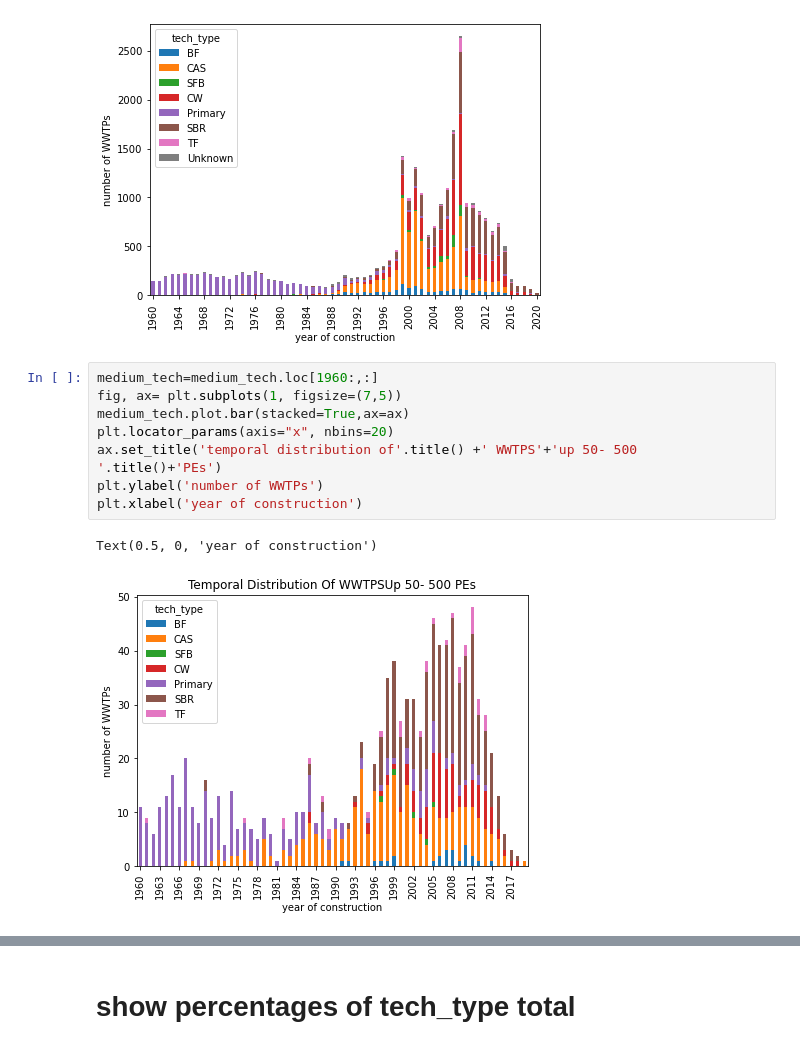
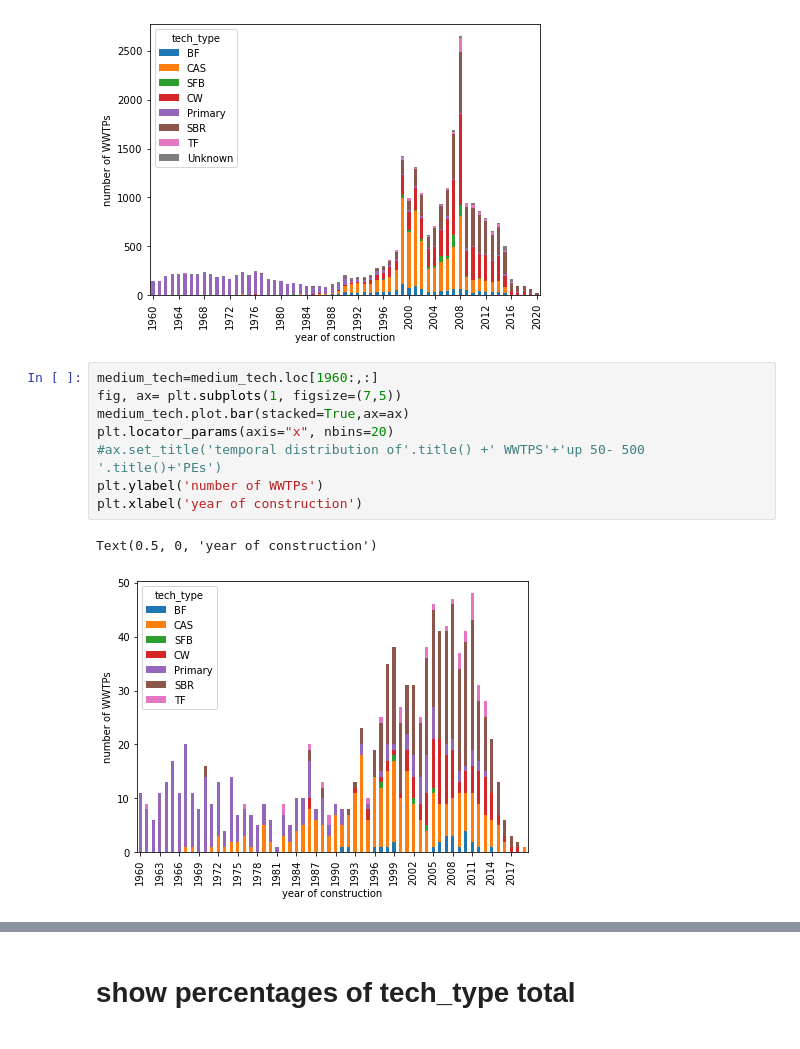
Before and after one commit to anakarpow/Locating-small-wastewater-systems-in-Austria, a Jupyter notebook: unify_graphs.ipynb, the cells around one changed output, grey strips where cells are left out. Cells and saved outputs as stored; diff of their text form.

Commit message:
improved point_plot

```diff
--- a/unify_graphs.ipynb
+++ b/unify_graphs.ipynb
@@ -131,14 +134,14 @@ Text(0.5, 0, 'year of construction')
 # %%
 medium_tech=medium_tech.loc[1960:,:]
 fig, ax= plt.subplots(1, figsize=(7,5))
 medium_tech.plot.bar(stacked=True,ax=ax)
 plt.locator_params(axis="x", nbins=20)
-ax.set_title('temporal distribution of'.title() +' WWTPS'+'up 50- 500 '.title()+'PEs')
+#ax.set_title('temporal distribution of'.title() +' WWTPS'+'up 50- 500 '.title()+'PEs')
 plt.ylabel('number of WWTPs')
 plt.xlabel('year of construction')
 # %% [output]
 Text(0.5, 0, 'year of construction')
-[figure, old version]
+[figure, new version]
 # %%
 fig, ax= plt.subplots(1,2 ,figsize=(10,5))
 small_tech['Primary'].plot.bar(ax=ax[0],stacked=True)
```
Also changed, not shown: parts of 14 cells of this notebook, 1 other file.
